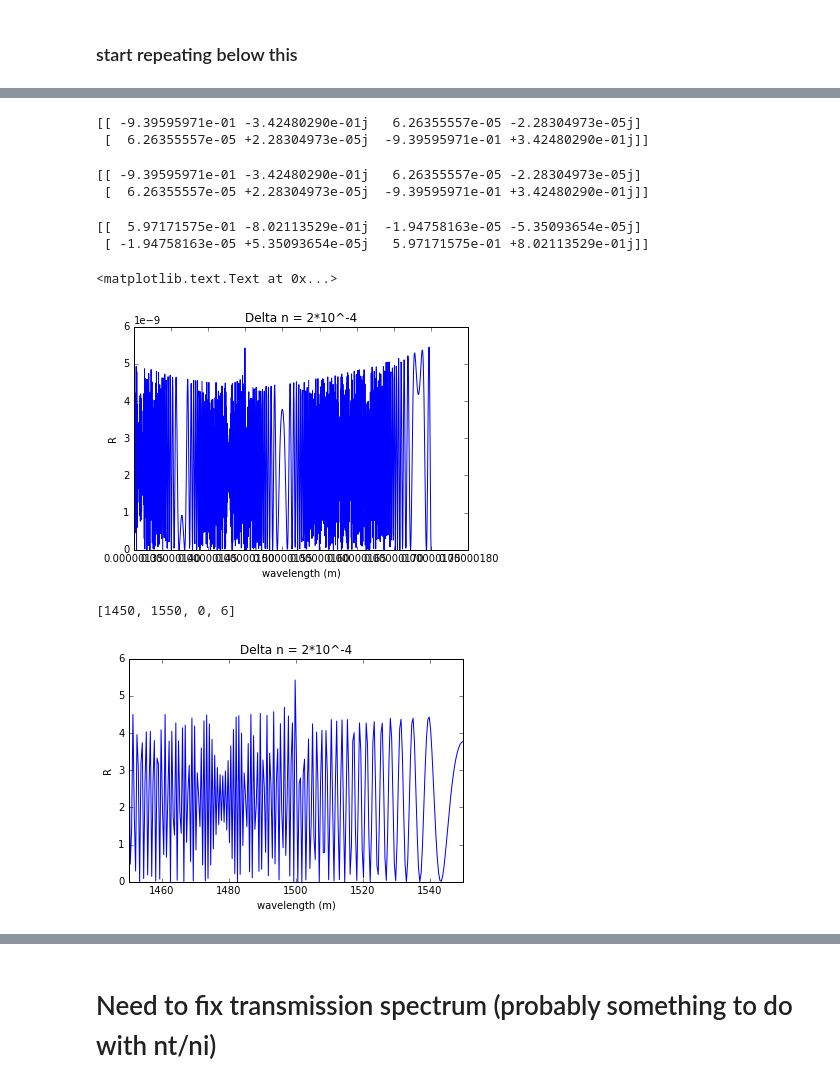
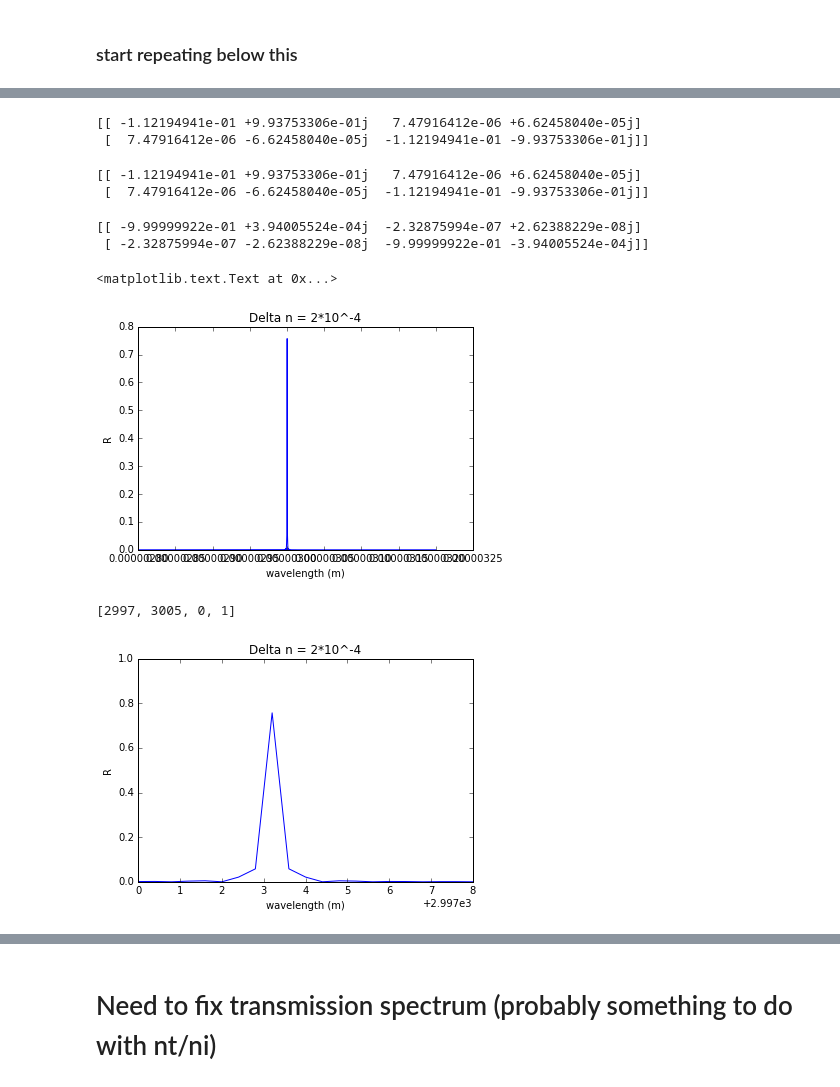
Before and after one commit to Vynas/ECE1232_Grating_Project, a Jupyter notebook: ECE1232_Grating_Project.ipynb, the cells around one changed output, grey strips where cells are left out. Drawn from its saved outputs; the diff is of its cells as text; code cells hidden in the pictures.

```diff
--- a/ECE1232_Grating_Project.ipynb
+++ b/ECE1232_Grating_Project.ipynb
@@ -113,8 +113,8 @@ def phi_z(n,d,theta,lambda_wavelength):
 # %%
 period_length = 1*10**(-6)
 d = period_length/2
-size_of_array = 1000
-wavelength = np.linspace(1350*10**-9,1750*10**-9,size_of_array)
+size_of_array = 10000
+wavelength = np.linspace(2800*10**-9,3200*10**-9,size_of_array)
 # %%
 phi_z_1 = phi_z(n1,d,theta,wavelength)
 phi_z_2_1 = phi_z(n2_1,d,theta,wavelength)
@@ -251,8 +260,8 @@ A = np.dot(M12,M2[0])
 #print(np.dot(M12,M2[0]))
 print(A)
 # %% [output]
-[[ -9.39595971e-01 -3.42480290e-01j   6.26355557e-05 -2.28304973e-05j]
- [  6.26355557e-05 +2.28304973e-05j  -9.39595971e-01 +3.42480290e-01j]]
+[[ -1.12194941e-01 +9.93753306e-01j   7.47916412e-06 +6.62458040e-05j]
+ [  7.47916412e-06 -6.62458040e-05j  -1.12194941e-01 -9.93753306e-01j]]
 # %%
 j = size_of_array
 i = 0
@@ -263,8 +272,8 @@ while i < j:
 #print(M122)
 print(M122[0])
 # %% [output]
-[[ -9.39595971e-01 -3.42480290e-01j   6.26355557e-05 -2.28304973e-05j]
- [  6.26355557e-05 +2.28304973e-05j  -9.39595971e-01 +3.42480290e-01j]]
+[[ -1.12194941e-01 +9.93753306e-01j   7.47916412e-06 +6.62458040e-05j]
+ [  7.47916412e-06 -6.62458040e-05j  -1.12194941e-01 -9.93753306e-01j]]
 # %%
 j = size_of_array
 i = 0
@@ -293,8 +302,8 @@ while i < j:
     i+=1
 print(M_temp[0])
 # %% [output]
-[[  5.97171575e-01 -8.02113529e-01j  -1.94758163e-05 -5.35093654e-05j]
- [ -1.94758163e-05 +5.35093654e-05j   5.97171575e-01 +8.02113529e-01j]]
+[[ -9.99999922e-01 +3.94005524e-04j  -2.32875994e-07 +2.62388229e-08j]
+ [ -2.32875994e-07 -2.62388229e-08j  -9.99999922e-01 -3.94005524e-04j]]
 # %%
 j = size_of_array
 i = 0
@@ -311,16 +320,16 @@ plt.ylabel("R")
 plt.title("Delta n = 2*10^-4")
 # %% [output]
 <matplotlib.text.Text at 0x...>
-[figure, old version]
+[figure, new version]
 # %%
-plt.plot(wavelength*10**9, R_total2*10**9)
+plt.plot(wavelength*10**9, R_total2)
 plt.xlabel("wavelength (m)")
 plt.ylabel("R")
 plt.title("Delta n = 2*10^-4")
-plt.axis([1450,1550,0,6])
+plt.axis([2997,3005,0,1])
 # %% [output]
-[1450, 1550, 0, 6]
+[2997, 3005, 0, 1]
-[figure, old version]
+[figure, new version]
 # %%
 j = size_of_array
 i = 0
```
Also changed, not shown: parts of 43 cells of this notebook.
